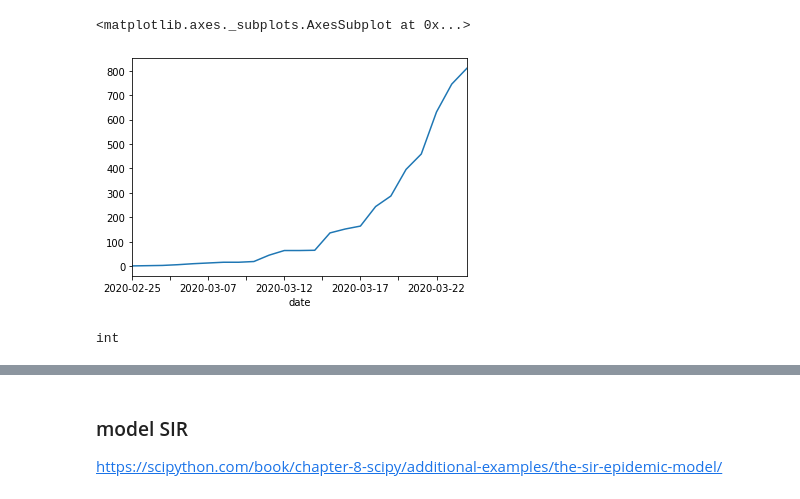
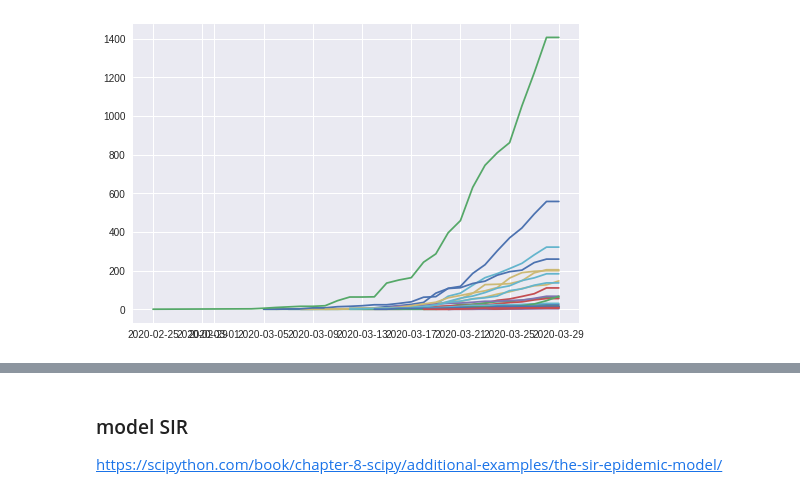
Before and after one commit to cmpaulo/corona, a Jupyter notebook: estados_corona.ipynb, the cells around one changed output, grey strips where cells are left out. Drawn from its saved outputs; the diff is of its cells as text; code cells hidden in the pictures.

```diff
--- a/estados_corona.ipynb
+++ b/estados_corona.ipynb
@@ -4,3 +4,5 @@ import matplotlib.pyplot as plt
 import numpy as np
 from datetime import datetime
 from datetime import timedelta
+import os
+plt.style.use("seaborn")
@@ -8,0 +9,8 @@ ModuleNotFoundError: No module named 'pandas'
+# %%
+!pip install wget
+import wget
+url ="https://raw.githubusercontent.com/wcota/covid19br/master/cases-brazil-states.csv"
+output_directory = "/content"
+# os.remove("/content/cases-brazil-states.csv")
+filename = wget.download(url, out=output_directory)
+filename
@@ -9,16 +28,3 @@ ModuleNotFoundError: No module named 'pandas'
 # %%
 # tabela :: wget -r https://raw.githubusercontent.com/wcota/covid19br/master/cases-brazil-states.csv
-dates = pd.read_csv("/content/cases-brazil-states.csv",header=0,index_col="date")
+dates = pd.read_csv(filename,header=0,index_col="date")
-# %%
-estado = dates[dates["state"]=="SP"]
-# for i in enumerate(timebr):
-#   timebr[timebr.index.values[i[0]]] = datetime.strptime(i[1], "%Y-%m-%d %H:%M:%S.%f")
-estado.totalCases.plot()
-# %% [output]
-<matplotlib.axes._subplots.AxesSubplot at 0x...>
-[figure, removed]
-# %%
-case1 = pd.to_datetime(estado.index[np.where(estado["totalCases"] > 0)][0])
-(pd.to_datetime(estado.index[3])-case1).days)
-# %% [output]
-int
@@ -24,0 +35,10 @@ int
+# %%
+listaEstados =  sorted(dates["state"].unique())[:-1]
+dates.index = pd.to_datetime(dates.index)
+for ke in listaEstados:
+  estado = dates[dates["state"] == ke]
+  plt.plot(estado["totalCases"])
+plt.grid(1)
+plt.show()
+# %% [output]
+[figure, added]
```
Also changed, not shown: parts of 16 cells of this notebook, 1 other file.
